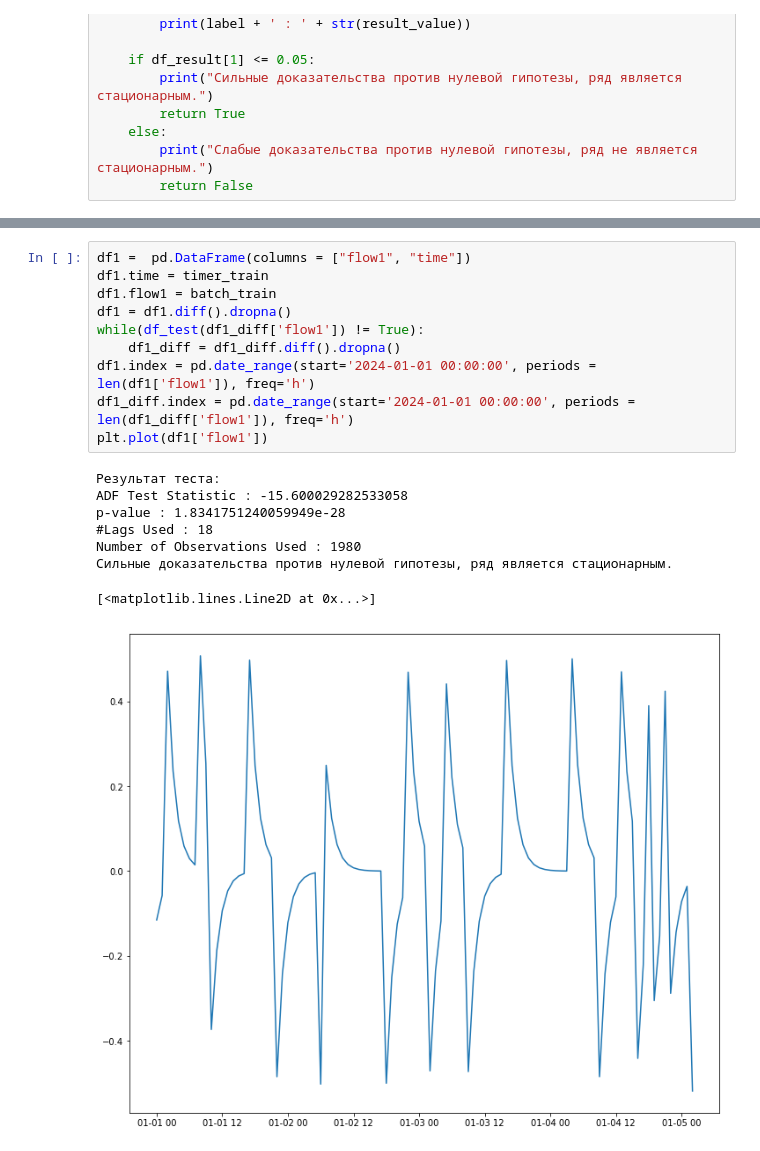
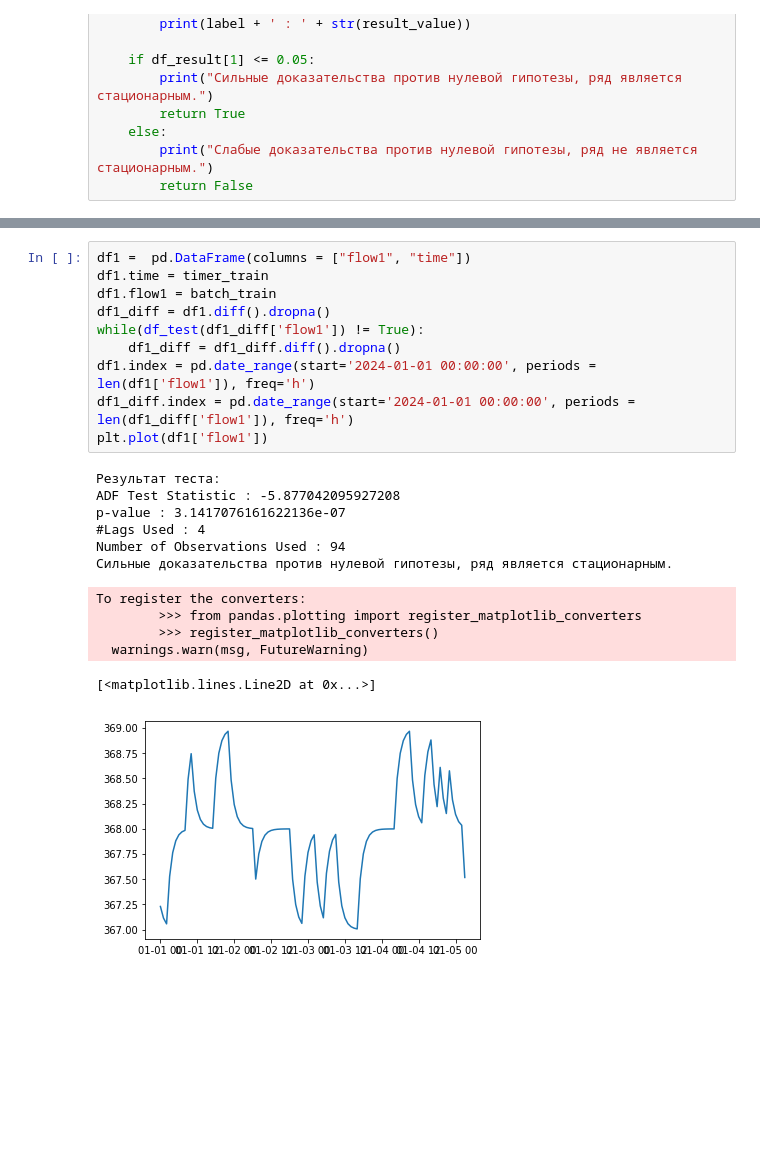
Before and after one commit to A101110/models, a Jupyter notebook: Pred_for_single_value.ipynb, the cells around one changed output, grey strips where cells are left out. Cells and saved outputs as stored; diff of their text form; blank space fills up the shorter version.

```diff
--- a/Pred_for_single_value.ipynb
+++ b/Pred_for_single_value.ipynb
@@ -68,22 +68,26 @@ plt.show()
 # %%
 df1 =  pd.DataFrame(columns = ["flow1", "time"])
 df1.time = timer_train
 df1.flow1 = batch_train
-df1 = df1.diff().dropna()
+df1_diff = df1.diff().dropna()
 while(df_test(df1_diff['flow1']) != True):
     df1_diff = df1_diff.diff().dropna()
 df1.index = pd.date_range(start='2024-01-01 00:00:00', periods = len(df1['flow1']), freq='h')
 df1_diff.index = pd.date_range(start='2024-01-01 00:00:00', periods = len(df1_diff['flow1']), freq='h')
 plt.plot(df1['flow1'])
 # %% [output]
 Результат теста:
-ADF Test Statistic : -15.600029282533058
-p-value : 1.8341751240059949e-28
-#Lags Used : 18
-Number of Observations Used : 1980
+ADF Test Statistic : -5.877042095927208
+p-value : 3.1417076161622136e-07
+#Lags Used : 4
+Number of Observations Used : 94
 Сильные доказательства против нулевой гипотезы, ряд является стационарным.
-[<matplotlib.lines.Line2D at 0x...>]
+To register the converters:
+        >>> from pandas.plotting import register_matplotlib_converters
+        >>> register_matplotlib_converters()
+  warnings.warn(msg, FutureWarning)
+[<matplotlib.lines.Line2D at 0x...>]
-[figure, old version]
+[figure, new version]
 # %%
 df2 =  pd.DataFrame(columns = ["flow1", "time"])
 df2.time = timer_test
```
Also changed, not shown: parts of 10 cells of this notebook.
